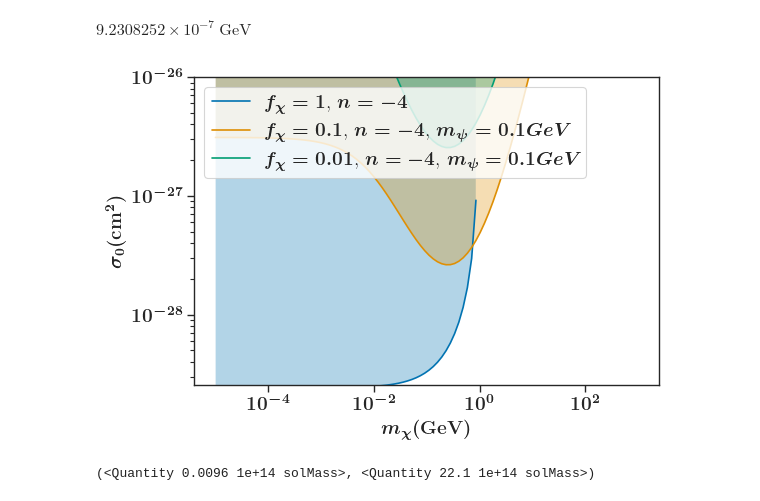
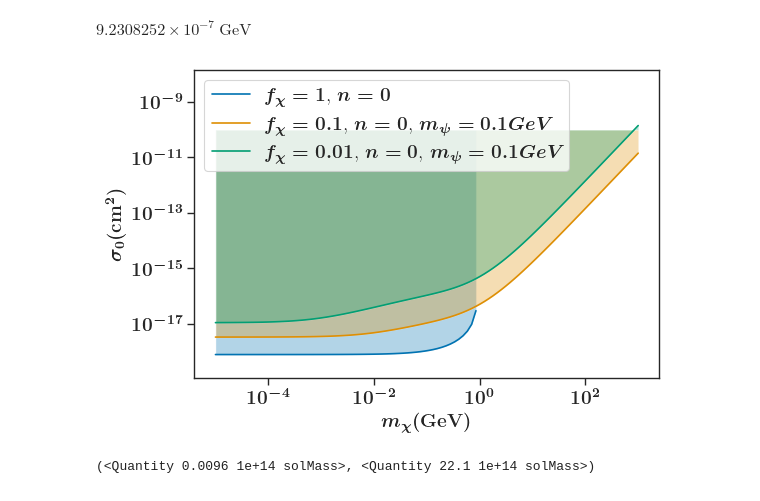
Before and after one commit to eleanorstuart/thermo-idm, a Jupyter notebook: mcxc_clusters.ipynb, the cells around one changed output. Cells and saved outputs as stored; diff of their text form; code cells hidden in the pictures.

Commit message:
fixed plotting range in cluster

```diff
--- a/mcxc_clusters.ipynb
+++ b/mcxc_clusters.ipynb
@@ -109,9 +109,9 @@ test_cluster.baryon_temp
 # %% [output]
 $9.2308252 \times 10^{-7} \; \mathrm{GeV}$
 # %%
-test_cluster.plot_sigma0_vs_m_chi(f_chi=[1, 0.1, 0.01], n=[-4], region=True, fontsize='x-large')
+test_cluster.plot_sigma0_vs_m_chi(f_chi=[1, 0.1, 0.01], n=[0], region=True, fontsize='x-large')
 # %% [output]
-[figure, old version]
+[figure, new version]
 # %%
 cls_table['M500'].min(), cls_table['M500'].max()
 # %% [output]
```
Also changed, not shown: parts of 8 cells of this notebook, 1 other file.
